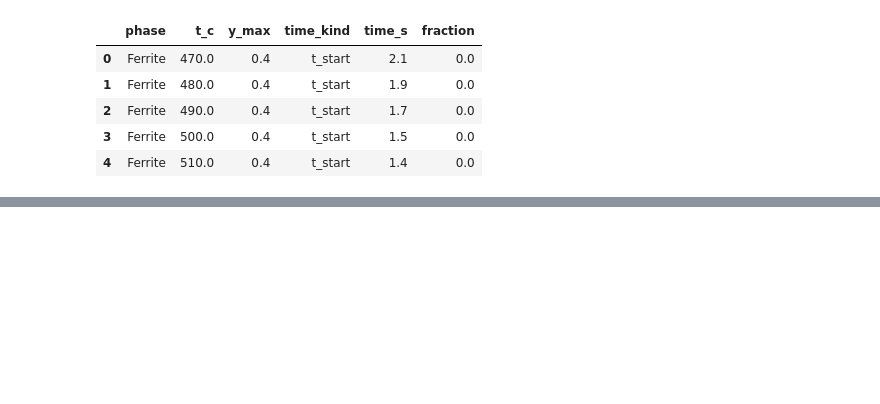
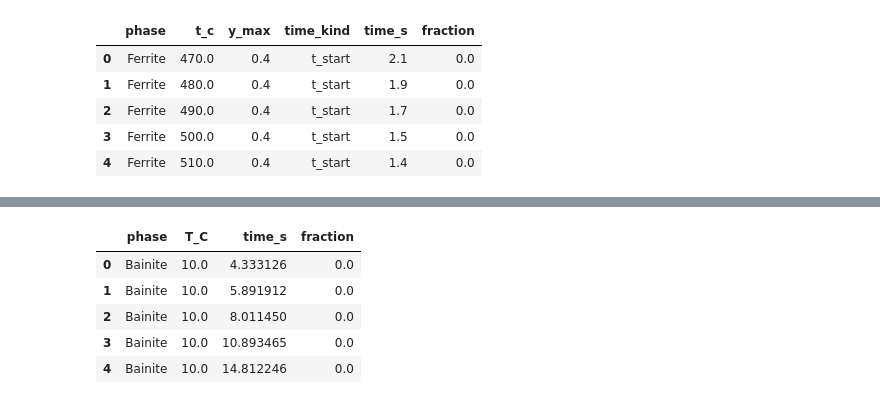
Before and after one commit to Akash-D-wivedi/phase-transformation-jmak, a Jupyter notebook: notebooks/analysis.ipynb, the cells around one changed output, grey strips where cells are left out. Cells and saved outputs as stored; diff of their text form; code cells hidden in the pictures; blank space fills up the shorter version.

```diff
--- a/notebooks/analysis.ipynb
+++ b/notebooks/analysis.ipynb
@@ -100,0 +249,32 @@ for phase in results:
+# %%
+# y_max lookup
+ymax = {(r.phase,r.t_c):r.y_max for r in df_raw.itertuples()}
+
+rows = []
+for phase, info in results.items():
+    n_fit = info["n"]
+    kdict = info["k_T"]
+    # train GP on ln(k) vs T
+    T_arr = np.array(list(kdict)).reshape(-1,1)
+    logk  = np.log(list(kdict.values()))
+    gp    = GaussianProcessRegressor(C(1.0)*RBF(GP_LSCALE), alpha=0.05, normalize_y=True)
+    gp.fit(T_arr, logk)
+
+    for T,k in kdict.items():
+        ym = ymax[(phase,T)]
+        tmin = max(1e-3,(0.01/k)**(1/n_fit))
+        tmax = tidy.query("phase==@phase and t_c==@T").time_s.max()*5
+        tgrid= np.logspace(np.log10(tmin), np.log10(tmax), LOGPOINTS)
+        frac = ym*(1 - np.exp(-(k*tgrid)**n_fit))
+        for t,f in zip(tgrid,frac):
+            rows.append({"phase":phase,"T_C":T,"time_s":t,"fraction":f})
+
+syn_df = pd.DataFrame(rows)
+syn_df.head()
+# %% [output]
+|  | phase | T_C | time_s | fraction |
+| 0 | Bainite | 10.0 | 4.333126 | 0.0 |
+| 1 | Bainite | 10.0 | 5.891912 | 0.0 |
+| 2 | Bainite | 10.0 | 8.011450 | 0.0 |
+| 3 | Bainite | 10.0 | 10.893465 | 0.0 |
+| 4 | Bainite | 10.0 | 14.812246 | 0.0 |
```
Also changed, not shown: parts of 23 cells of this notebook.
